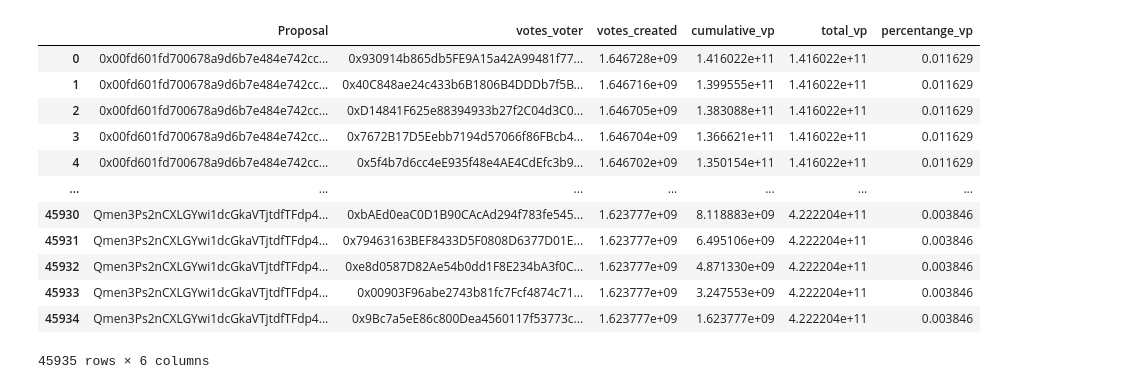
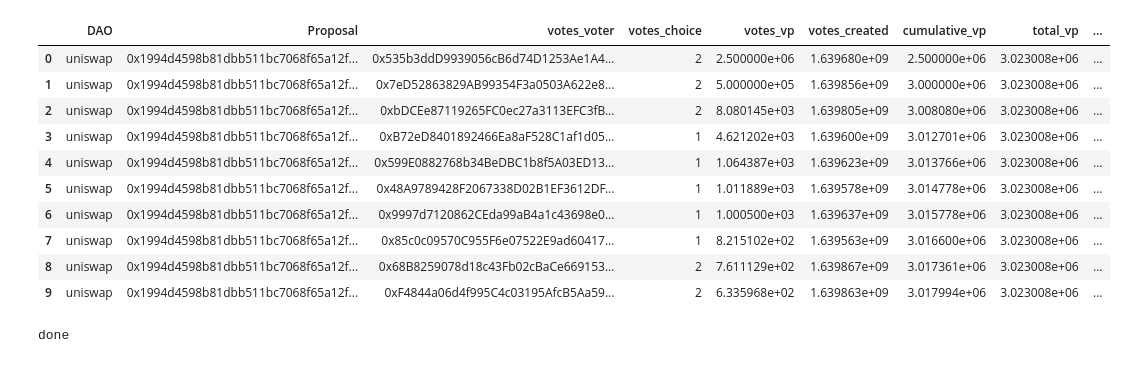
Before and after one commit to EdgeCaser/snapshot_governance, a Jupyter notebook: DAO_snapshot_tool_data.ipynb, the cells around one changed output. Cells and saved outputs as stored; diff of their text form; code cells hidden in the pictures.

Commit message:
Now running SQL on the dataframe to save me a step in graphing on Tableau

```diff
--- a/DAO_snapshot_tool_data.ipynb
+++ b/DAO_snapshot_tool_data.ipynb
@@ -218,36 +221,45 @@ import duckdb as db
 # %%
 crunch_data = db.query("select "
                            "Proposal"
-                           ",votes_voter"
-                           ", votes_created"
-                           ",sum(votes_created) over (Partition by Proposal order by votes_created) as cumulative_vp"
-                           ", sum(votes_created) over (Partition by Proposal) as total_vp"
-                           ", (votes_created::decimal/sum(votes_created::decimal) over (Partition by Proposal)) as percentange_vp  "
+                           ",votes_voter "
+                           ",votes_choice"
+                           ",votes_vp"
+                           ",votes_created"
+                           ",sum(votes_vp) over (Partition by Proposal  order by votes_vp desc, votes_created asc) as cumulative_vp"
+                           ",sum(votes_vp) over (Partition by Proposal) as total_vp"
+                           ",(votes_vp::decimal/sum(votes_vp::decimal) over (Partition by Proposal)) as percetange_of_total_vp "
+                           ",((sum(votes_vp) over (Partition by Proposal  order by votes_vp desc, votes_created asc))::decimal/sum(votes_vp::decimal) over (Partition by Proposal)) as cum_percetange_of_total_vp "
+                           ",row_number() over (Partition by Proposal order by votes_vp desc, votes_created asc) as proposal_voter_rank "
+                           ",count(votes_voter) over (Partition by Proposal  order by votes_vp desc, votes_created asc) voters_counted "
+                           ",(count(*) over (Partition by Proposal  order by votes_vp desc, votes_created asc))::decimal/(count(*) over (Partition by Proposal))::decimal percentage_voters_counted "
                        "from "
-                       "    governance_data "
+                       "    governance_data  "
                        ""
                        "Group by "
-                       "    Proposal,votes_voter, votes_created "
+                       "    Proposal"
+                       "    ,votes_voter"
+                       "    ,votes_choice"
+                       "    , votes_vp "
+                       "    , votes_created "
                        ""
                        "Order by "
                        "    Proposal, "
-                       "    votes_created desc "
+                       "    votes_vp desc "
+                       "    , votes_created asc"
                        "").df()
 
 
-
-crunch_data
+crunch_data.insert(0, 'DAO', spacename)
+crunch_data.head(n=10)
 # %% [output]
-|  | Proposal | votes_voter | votes_created | cumulative_vp | total_vp | percentange_vp |
-| 0 | 0x00fd601fd700678a9d6b7e484e742cc... | 0x930914b865db5FE9A15a42A99481f77... | 1.646728e+09 | 1.416022e+11 | 1.416022e+11 | 0.011629 |
-| 1 | 0x00fd601fd700678a9d6b7e484e742cc... | 0x40C848ae24c433b6B1806B4DDDb7f5B... | 1.646716e+09 | 1.399555e+11 | 1.416022e+11 | 0.011629 |
-| 2 | 0x00fd601fd700678a9d6b7e484e742cc... | 0xD14841F625e88394933b27f2C04d3C0... | 1.646705e+09 | 1.383088e+11 | 1.416022e+11 | 0.011629 |
-| 3 | 0x00fd601fd700678a9d6b7e484e742cc... | 0x7672B17D5Eebb7194d57066f86FBcb4... | 1.646704e+09 | 1.366621e+11 | 1.416022e+11 | 0.011629 |
-| 4 | 0x00fd601fd700678a9d6b7e484e742cc... | 0x5f4b7d6cc4eE935f48e4AE4CdEfc3b9... | 1.646702e+09 | 1.350154e+11 | 1.416022e+11 | 0.011629 |
-| ... | ... | ... | ... | ... | ... | ... |
-| 45930 | Qmen3Ps2nCXLGYwi1dcGkaVTjtdfTFdp4... | 0xbAEd0eaC0D1B90CAcAd294f783fe545... | 1.623777e+09 | 8.118883e+09 | 4.222204e+11 | 0.003846 |
-| 45931 | Qmen3Ps2nCXLGYwi1dcGkaVTjtdfTFdp4... | 0x79463163BEF8433D5F0808D6377D01E... | 1.623777e+09 | 6.495106e+09 | 4.222204e+11 | 0.003846 |
-| 45932 | Qmen3Ps2nCXLGYwi1dcGkaVTjtdfTFdp4... | 0xe8d0587D82Ae54b0dd1F8E234bA3f0C... | 1.623777e+09 | 4.871330e+09 | 4.222204e+11 | 0.003846 |
-| 45933 | Qmen3Ps2nCXLGYwi1dcGkaVTjtdfTFdp4... | 0x00903F96abe2743b81fc7Fcf4874c71... | 1.623777e+09 | 3.247553e+09 | 4.222204e+11 | 0.003846 |
-| 45934 | Qmen3Ps2nCXLGYwi1dcGkaVTjtdfTFdp4... | 0x9Bc7a5eE86c800Dea4560117f53773c... | 1.623777e+09 | 1.623777e+09 | 4.222204e+11 | 0.003846 |
+|  | DAO | Proposal | votes_voter | votes_choice | votes_vp | votes_created | cumulative_vp | total_vp | ... |
+| 0 | uniswap | 0x1994d4598b81dbb511bc7068f65a12f... | 0x535b3ddD9939056cB6d74D1253Ae1A4... | 2 | 2.500000e+06 | 1.639680e+09 | 2.500000e+06 | 3.023008e+06 | ... |
+| 1 | uniswap | 0x1994d4598b81dbb511bc7068f65a12f... | 0x7eD52863829AB99354F3a0503A622e8... | 2 | 5.000000e+05 | 1.639856e+09 | 3.000000e+06 | 3.023008e+06 | ... |
+| 2 | uniswap | 0x1994d4598b81dbb511bc7068f65a12f... | 0xbDCEe87119265FC0ec27a3113EFC3fB... | 2 | 8.080145e+03 | 1.639805e+09 | 3.008080e+06 | 3.023008e+06 | ... |
+| 3 | uniswap | 0x1994d4598b81dbb511bc7068f65a12f... | 0xB72eD8401892466Ea8aF528C1af1d05... | 1 | 4.621202e+03 | 1.639600e+09 | 3.012701e+06 | 3.023008e+06 | ... |
+| 4 | uniswap | 0x1994d4598b81dbb511bc7068f65a12f... | 0x599E0882768b34BeDBC1b8f5A03ED13... | 1 | 1.064387e+03 | 1.639623e+09 | 3.013766e+06 | 3.023008e+06 | ... |
+| 5 | uniswap | 0x1994d4598b81dbb511bc7068f65a12f... | 0x48A9789428F2067338D02B1EF3612DF... | 1 | 1.011889e+03 | 1.639578e+09 | 3.014778e+06 | 3.023008e+06 | ... |
+| 6 | uniswap | 0x1994d4598b81dbb511bc7068f65a12f... | 0x9997d7120862CEda99aB4a1c43698e0... | 1 | 1.000500e+03 | 1.639637e+09 | 3.015778e+06 | 3.023008e+06 | ... |
+| 7 | uniswap | 0x1994d4598b81dbb511bc7068f65a12f... | 0x85c0c09570C955F6e07522E9ad60417... | 1 | 8.215102e+02 | 1.639563e+09 | 3.016600e+06 | 3.023008e+06 | ... |
+| 8 | uniswap | 0x1994d4598b81dbb511bc7068f65a12f... | 0x68B8259078d18c43Fb02cBaCe669153... | 2 | 7.611129e+02 | 1.639867e+09 | 3.017361e+06 | 3.023008e+06 | ... |
+| 9 | uniswap | 0x1994d4598b81dbb511bc7068f65a12f... | 0xF4844a06d4f995C4c03195AfcB5Aa59... | 2 | 6.335968e+02 | 1.639863e+09 | 3.017994e+06 | 3.023008e+06 | ... |
-45935 rows × 6 columns
@@ -253,0 +271,4 @@ crunch_data
+# %%
+print('done')
+# %% [output]
+done
```
Also changed, not shown: parts of 14 cells of this notebook.
